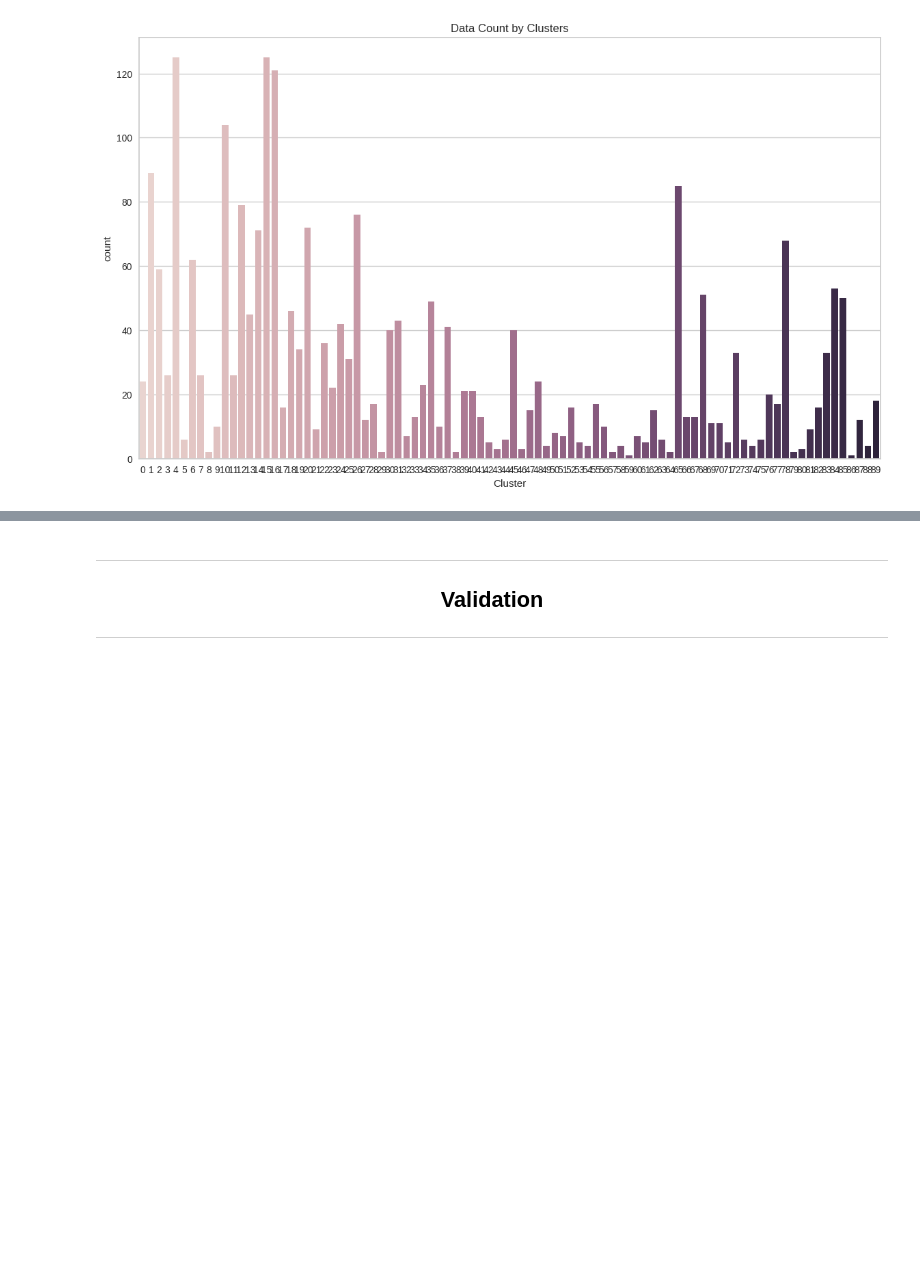
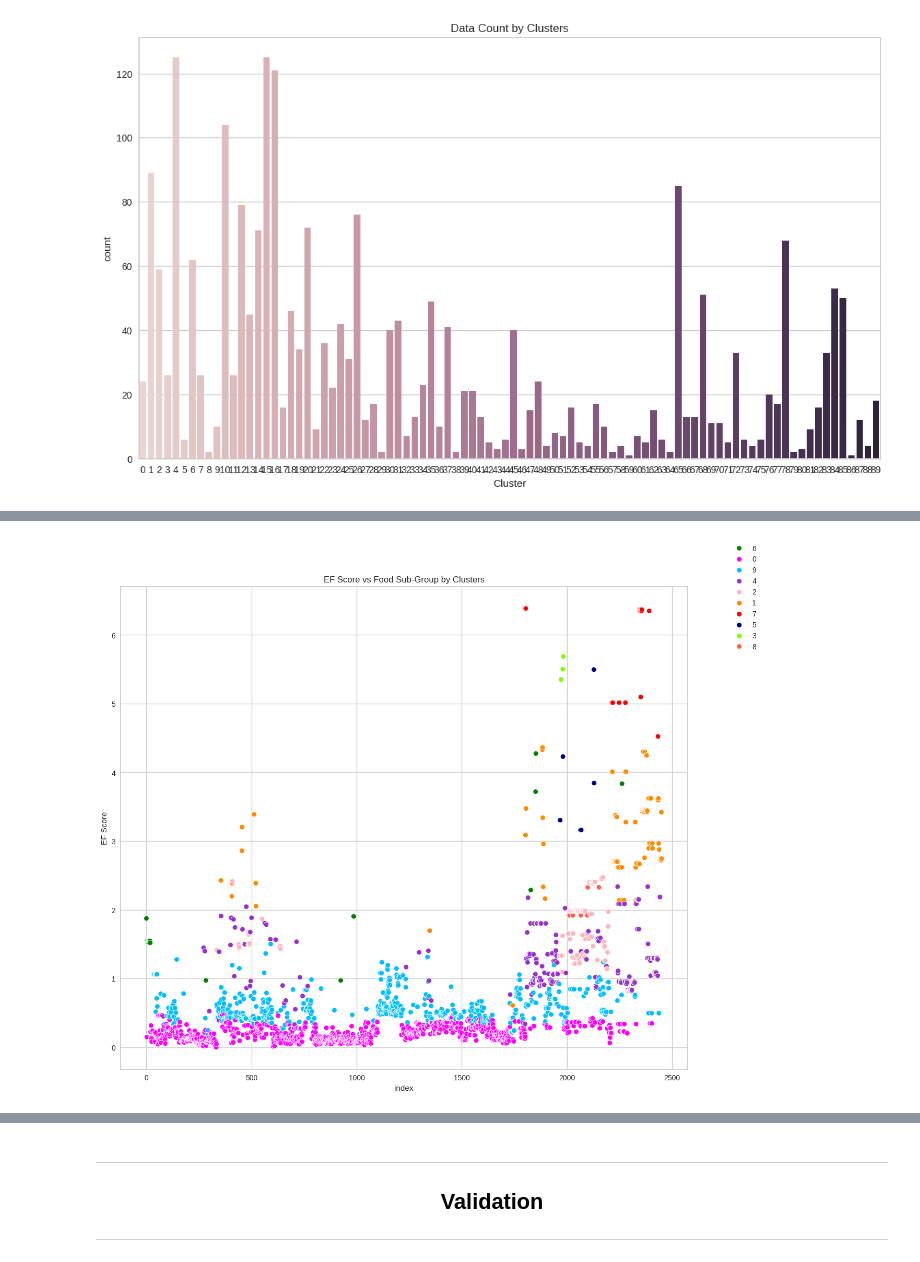
Before and after one commit to ABF-QC/Module2_Project3, a Jupyter notebook: notebook/KMeans.ipynb, the cells around one changed output, grey strips where cells are left out. Saved outputs shown, nothing was run; the diff lists cells and outputs as text; code cells hidden in the pictures; blank space fills up the shorter version.

```diff
--- a/notebook/KMeans.ipynb
+++ b/notebook/KMeans.ipynb
@@ -489,0 +609,24 @@ plt.show()
+# %%
+# Create figure and adjust size
+plt.figure(figsize=(14,12))
+
+
+# Create count plot
+ax = sns.scatterplot(df_o, x=df_o.index, y='EF Score', hue='label_str', legend=True, palette=palette)
+
+# Add title
+ax.set_title(f'EF Score vs Food Sub-Group by Clusters')
+
+# Add axis labels
+ax.set_xlabel('index')
+ax.set_ylabel('EF Score')
+
+#
+#ax.set_xticklabels(df_o['Food Sub-group'].unique(),rotation=90)
+
+plt.legend(loc='upper center', bbox_to_anchor=(1.1, 1.1), ncol=1)
+
+# Show plot
+plt.show()
+# %% [output]
+[figure, added]
```
Also changed, not shown: parts of 37 cells of this notebook, 8 other files.
